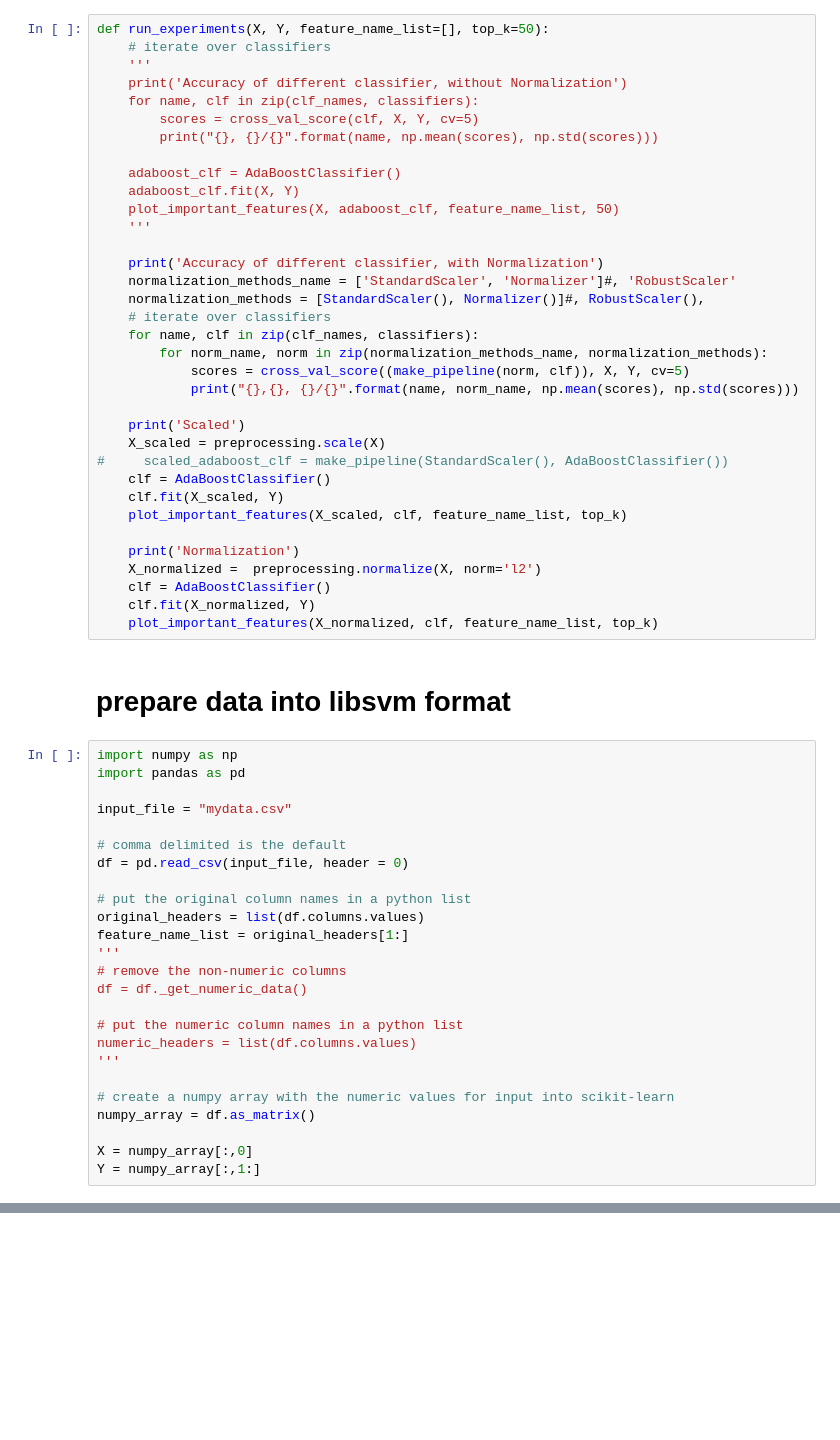
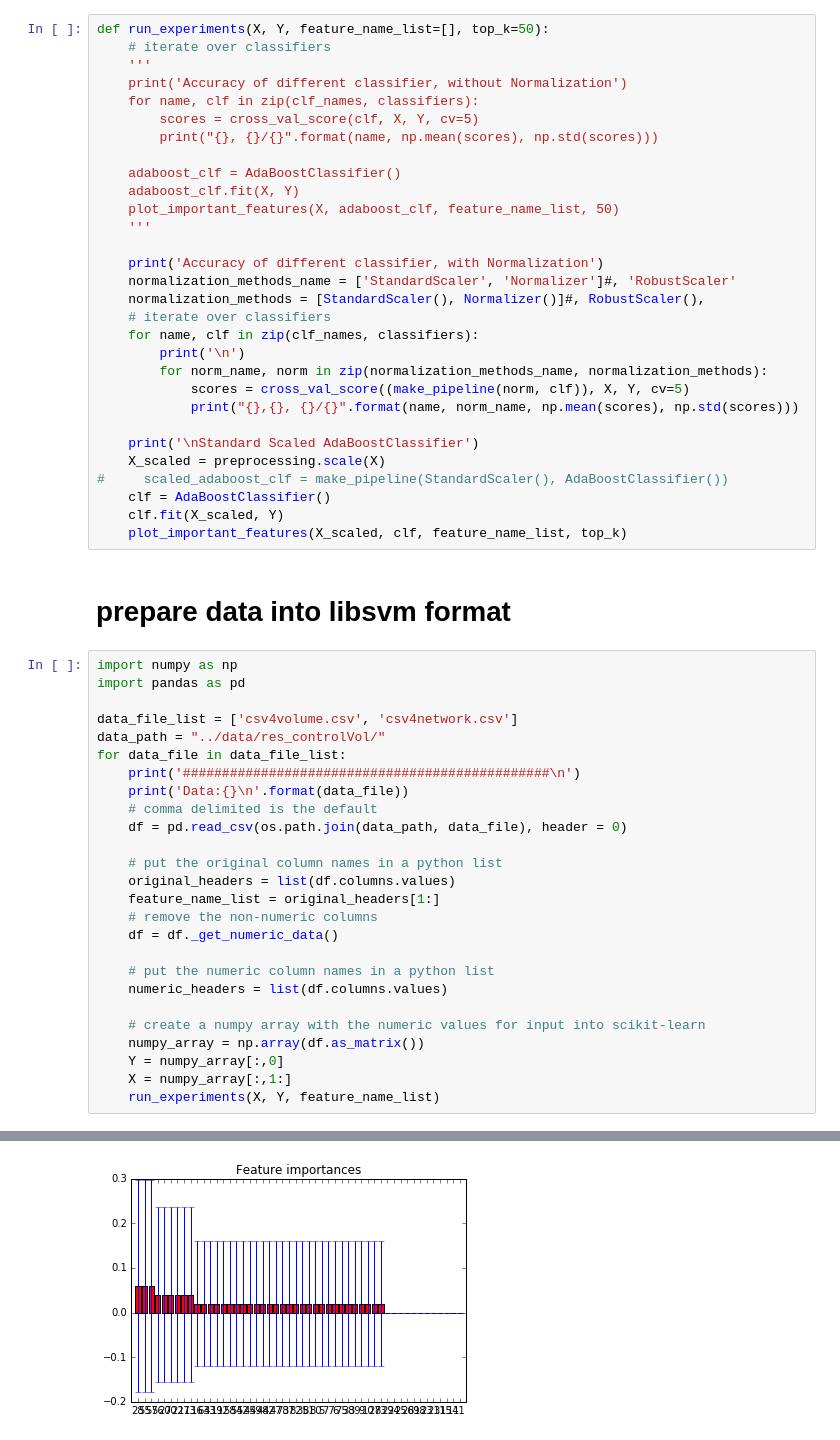
Before and after one commit to haoshuji/gender_difference_fMRI, a Jupyter notebook: gender_prediction_v2.ipynb, the cells around one changed output, grey strips where cells are left out. Drawn from its saved outputs; the diff is of its cells as text; blank space fills up the shorter version.

Commit message:
results based on csv data format

```diff
--- a/gender_prediction_v2.ipynb
+++ b/gender_prediction_v2.ipynb
@@ -74,46 +96,43 @@ def run_experiments(X, Y, feature_name_list=[], top_k=50):
     normalization_methods = [StandardScaler(), Normalizer()]#, RobustScaler(),
     # iterate over classifiers
     for name, clf in zip(clf_names, classifiers):
+        print('\n')
         for norm_name, norm in zip(normalization_methods_name, normalization_methods):
             scores = cross_val_score((make_pipeline(norm, clf)), X, Y, cv=5)
             print("{},{}, {}/{}".format(name, norm_name, np.mean(scores), np.std(scores)))
 
-    print('Scaled')
+    print('\nStandard Scaled AdaBoostClassifier')
     X_scaled = preprocessing.scale(X)
 #     scaled_adaboost_clf = make_pipeline(StandardScaler(), AdaBoostClassifier())
     clf = AdaBoostClassifier()
     clf.fit(X_scaled, Y)
     plot_important_features(X_scaled, clf, feature_name_list, top_k)
-
-    print('Normalization')
-    X_normalized =  preprocessing.normalize(X, norm='l2')
-    clf = AdaBoostClassifier()
-    clf.fit(X_normalized, Y)
-    plot_important_features(X_normalized, clf, feature_name_list, top_k)
 # %% [markdown]
 # prepare data into libsvm format
 # %%
 import numpy as np
 import pandas as pd
 
-input_file = "mydata.csv"
+data_file_list = ['csv4volume.csv', 'csv4network.csv']
+data_path = "../data/res_controlVol/"
+for data_file in data_file_list:
+    print('###############################################\n')
+    print('Data:{}\n'.format(data_file))
+    # comma delimited is the default
+    df = pd.read_csv(os.path.join(data_path, data_file), header = 0)
 
-# comma delimited is the default
-df = pd.read_csv(input_file, header = 0)
+    # put the original column names in a python list
+    original_headers = list(df.columns.values)
+    feature_name_list = original_headers[1:]
+    # remove the non-numeric columns
+    df = df._get_numeric_data()
 
-# put the original column names in a python list
-original_headers = list(df.columns.values)
-feature_name_list = original_headers[1:]
-'''
-# remove the non-numeric columns
-df = df._get_numeric_data()
+    # put the numeric column names in a python list
+    numeric_headers = list(df.columns.values)
 
-# put the numeric column names in a python list
-numeric_headers = list(df.columns.values)
-'''
-
-# create a numpy array with the numeric values for input into scikit-learn
-numpy_array = df.as_matrix()
-
-X = numpy_array[:,0]
-Y = numpy_array[:,1:]
+    # create a numpy array with the numeric values for input into scikit-learn
+    numpy_array = np.array(df.as_matrix())
+    Y = numpy_array[:,0]
+    X = numpy_array[:,1:]
+    run_experiments(X, Y, feature_name_list)
+# %% [output]
@@ -119,0 +173 @@ Y = numpy_array[:,1:]
+[figure, added]
```
Also changed, not shown: parts of 3 cells of this notebook.
